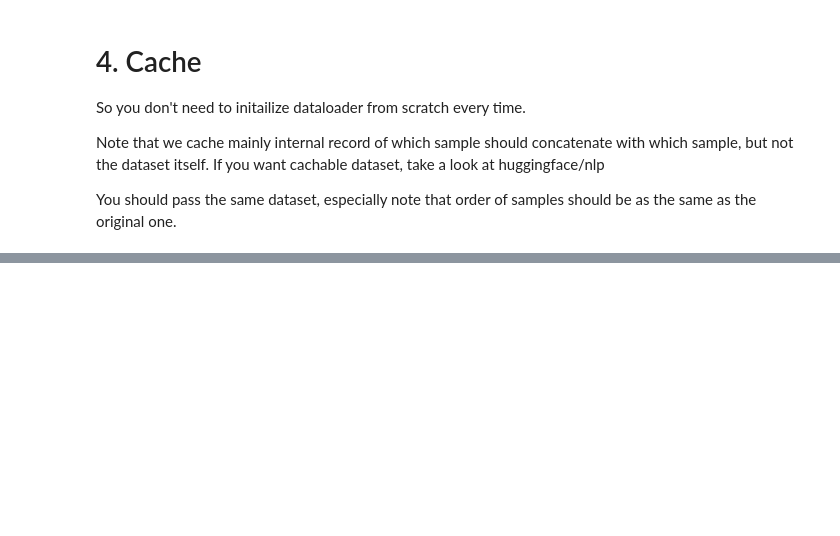
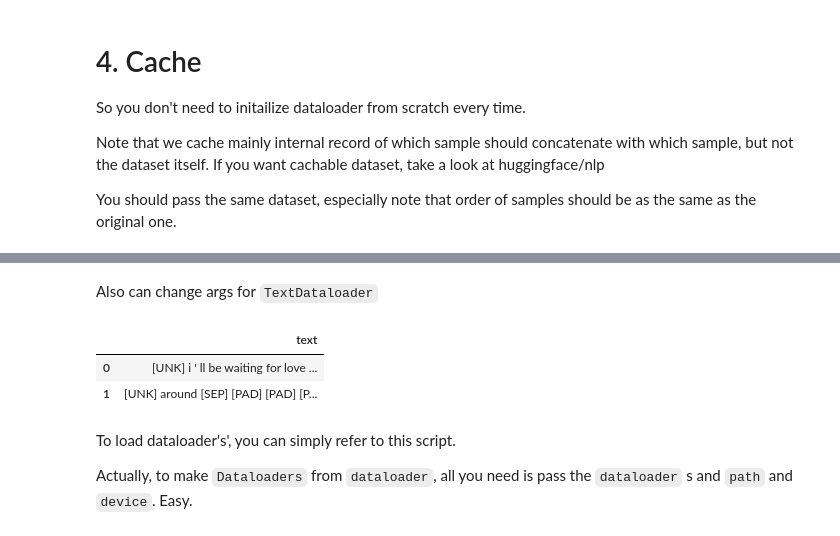
Before and after one commit to richarddwang/electra_pytorch, a Jupyter notebook: Try_TextDataloader.ipynb, the cells around one changed output, grey strips where cells are left out. Cells and saved outputs as stored; diff of their text form; code cells hidden in the pictures; blank space fills up the shorter version.

```diff
--- a/Try_TextDataloader.ipynb
+++ b/Try_TextDataloader.ipynb
@@ -360 +379,14 @@ loaded_window_dls.show_batch()
+# %% [markdown]
+Also can change args for `TextDataloader`
+# %%
+TextDataloader.from_cache('window_valid.pth', same_datasets.subset(1),
+                          bos_idx_add=hf_tokenizer.unk_token_id).show_batch()
+# %% [output]
+|  | text |
+| 0 | [UNK] i ' ll be waiting for love ... |
+| 1 | [UNK] around [SEP] [PAD] [PAD] [P... |
+# %% [markdown]
+To load dataloader's', you can simply refer to this script.
+
+Actually, to make `Dataloaders` from `dataloader`, all you need is pass the `dataloader` s and `path` and `device`. Easy.
 # %%
```
Also changed, not shown: parts of 23 cells of this notebook, 1 other file.
